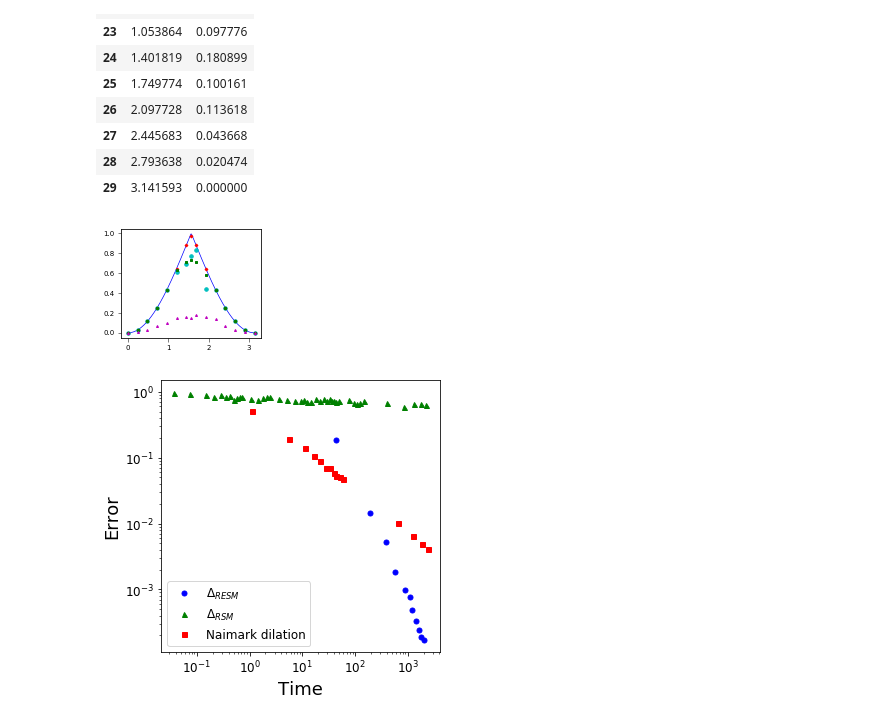
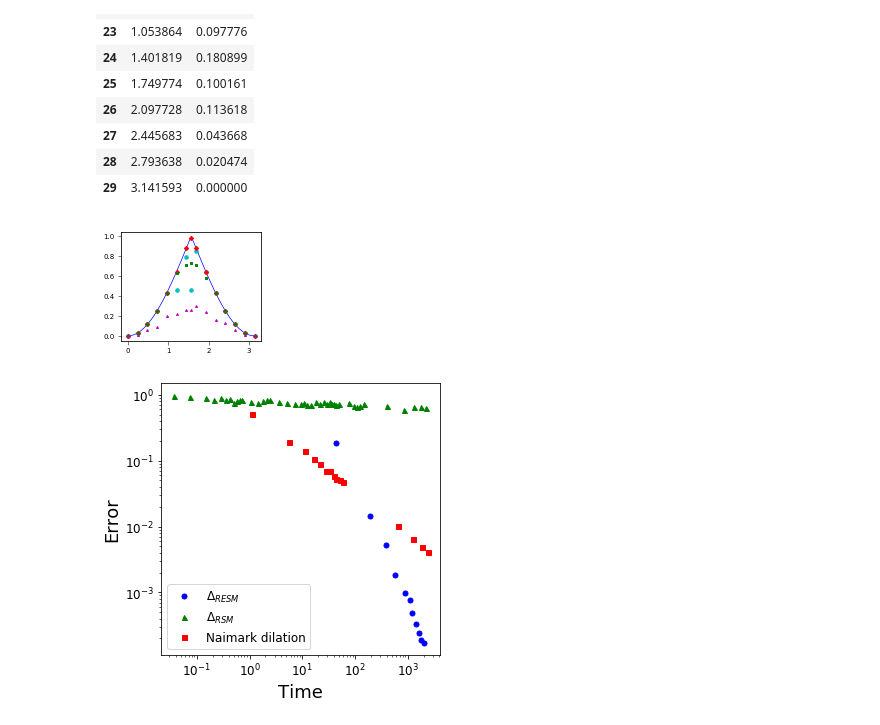
Before and after one commit to estebanmv/Random-Sampling-Extremal-POVMs, a Jupyter notebook: DisplacedPlot.ipynb, the cells around one changed output. Saved outputs shown, nothing was run; the diff lists cells and outputs as text; code cells hidden in the pictures.

```diff
--- a/DisplacedPlot.ipynb
+++ b/DisplacedPlot.ipynb
@@ -213,35 +230,35 @@ yZ = 1-np.absolute(np.cos(xZ))
 xmilext = np.array([0, 0.330694, 0.661388, 0.992082, 1.32278, np.pi/2, 1.777478,1.98416, 2.31486,2.64555, 2.97625, np.pi])
 ymilext = np.array([0, 0.05656700, 0.219173, 0.47451, 0.78086, 0.9999999989, 0.8214977244, 0.6198, 0.3332258, 0.1247102, 0.01419, 0.0])
 # %%
-ext1 = pd.read_csv('Qubit-tests1.dat', header=None, sep=',')
+ext1 = pd.read_csv('Qubit-VT1Ext.dat', header=None, sep=',')
 ext1.columns=['x','y']
-ext10 = pd.read_csv('Qubit-tests10.dat', header=None, sep=',')
+ext10 = pd.read_csv('Qubit-VT10Ext.dat', header=None, sep=',')
 ext10.columns=['x','y']
 ext1000 = pd.read_csv('Qubit-tests1000.dat', header=None, sep=',')
 ext1000.columns=['x','y']
 int10 = pd.read_csv('Qubit-IntTests10.dat', header=None, sep=',')
 int10.columns=['x','y']
-int1000 = pd.read_csv('Qubit-IntTests1000.dat', header=None, sep=',')
+int1000 = pd.read_csv('Qubit-VT1000Int.dat', header=None, sep=',')
 int1000.columns=['x','y']
 naimvt10 = pd.read_csv('QubitNaimark-testsVT10.dat', header=None, sep=',')
 naimvt10.columns=['x','y']
 # %%
 #plt.figure(figsize=(8,8))
 plt.figure(figsize= (2.5,2))
 #plt.plot(ext1000.x,ext1000.y,'kd',markersize=12)
 plt.plot(xZ,yZ, "b-",linewidth=0.7)
-plt.plot(ext10.x,ext1.y,'co',markersize=3.5)
-plt.plot(ext10.x,ext10.y,'rD',markersize=2)
+plt.plot(ext1.x,ext1.y,'co',markersize=3.5)
+plt.plot(ext10.x,ext10.y,'rD',markersize=3)
 plt.plot(naimvt10.x,naimvt10.y,'gs',markersize=2)
 plt.plot(int1000.x,int1000.y,'m^',markersize=2)
 #plt.ylabel('Z(Displaced Thermal)', fontsize=18)
 #plt.xlabel(r'$\eta$', fontsize=18)
 #plt.tick_params(labelsize=12,width=1)
 plt.tick_params(labelsize=7,width=0.5)
 plt.savefig("Qubit1-10ext.pdf")
 plt.show()
 # %% [output]
-[figure, old version]
+[figure, new version]
 # %%
 frsm = pd.read_csv('Qubit-testsFisherVariousInt.dat',header=None)
 tfrsm = pd.read_csv('tiemposQubitRSM.dat',header=None)
```
Also changed, not shown: parts of 8 cells of this notebook, 15 other files.
